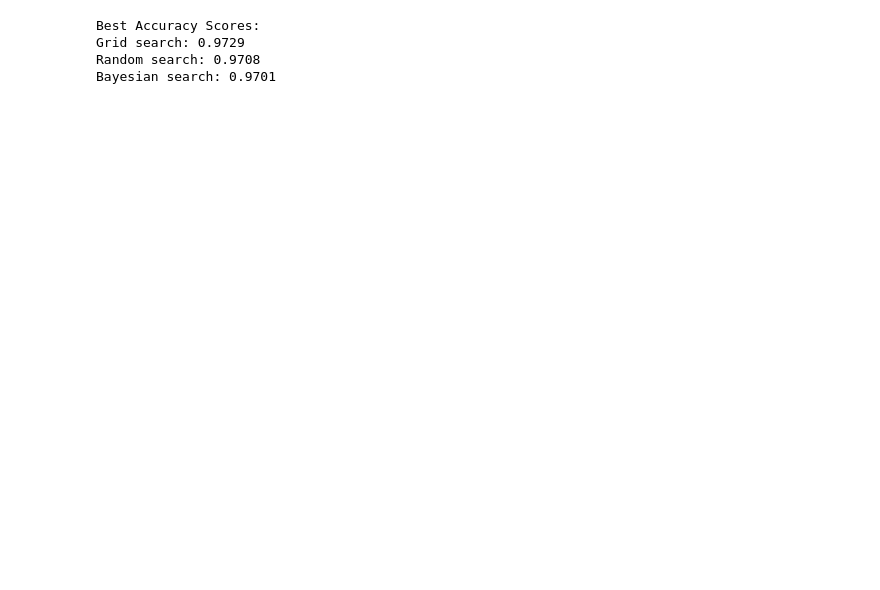
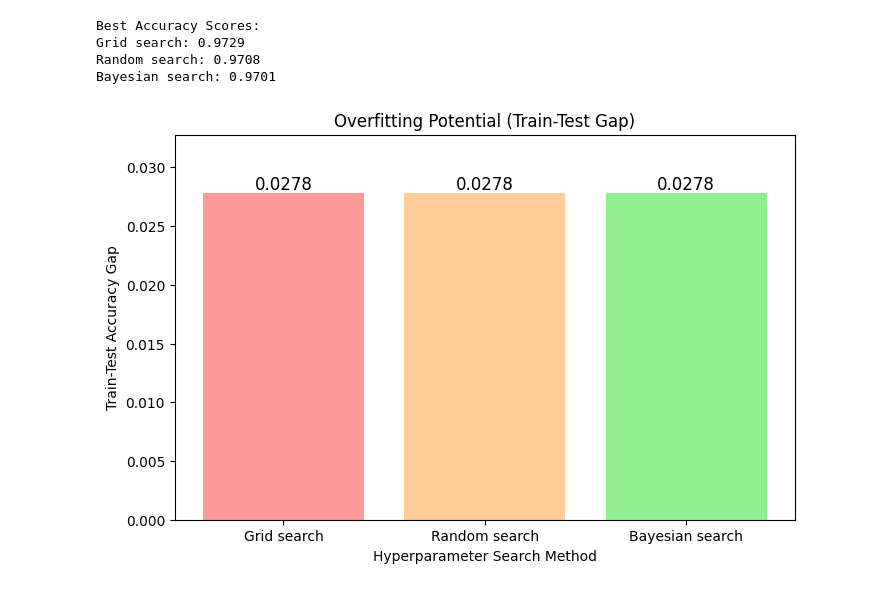
Before and after one commit to zarkobeats/Hyperparameter-Tuning-Using-Optimization-Strategies, a Jupyter notebook: project.ipynb, the cells around one changed output. Saved outputs shown, nothing was run; the diff lists cells and outputs as text; code cells hidden in the pictures; blank space fills up the shorter version.

Commit message:
added overfitting potential plot and gitignore file

```diff
--- a/project.ipynb
+++ b/project.ipynb
@@ -224,3 +226,52 @@ def plot_params(studies):
             fig.show()  # Display the figure
 
 plot_params(studies)
+# %%
+def calculate_overfitting_potential(studies):
+    train_accuracies = []
+    test_accuracies = []
+    method_names = []
+
+    for name, study in studies.items():
+        if name == "Baseline":
+            continue  # Skip baseline
+
+        if not study.best_params:
+            print(f"Skipping {name} due to missing best parameters.")
+            continue
+
+        # Get best parameters and train model
+        best_params = study.best_params
+        clf = RandomForestClassifier(**best_params, random_state=SEED)
+        clf.fit(X_train, y_train)
+
+        # Compute training and test accuracy
+        train_acc = accuracy_score(y_train, clf.predict(X_train))
+        test_acc = accuracy_score(y_test, clf.predict(X_test))
+
+        train_accuracies.append(train_acc)
+        test_accuracies.append(test_acc)
+        method_names.append(name)
+
+    # Compute overfitting potential (train-test accuracy gap)
+    overfitting_potential = [train - test for train, test in zip(train_accuracies, test_accuracies)]
+
+    # Plot Overfitting Potential
+    plt.figure(figsize=(8, 5))
+    bars = plt.bar(method_names, overfitting_potential, color=['#FF9999', '#FFCC99', 'lightgreen'])
+
+    # Add value labels on top of bars
+    for bar in bars:
+        plt.text(bar.get_x() + bar.get_width() / 2, bar.get_height(),
+                 f"{bar.get_height():.4f}", ha='center', va='bottom', fontsize=12)
+
+    plt.xlabel("Hyperparameter Search Method")
+    plt.ylabel("Train-Test Accuracy Gap")
+    plt.title("Overfitting Potential (Train-Test Gap)")
+    plt.ylim(0, max(overfitting_potential) + 0.005)
+    plt.show()
+
+# Run the function after optimization
+calculate_overfitting_potential(studies)
+# %% [output]
+[figure, added]
```
Also changed, not shown: parts of 7 cells of this notebook, 1 other file.
